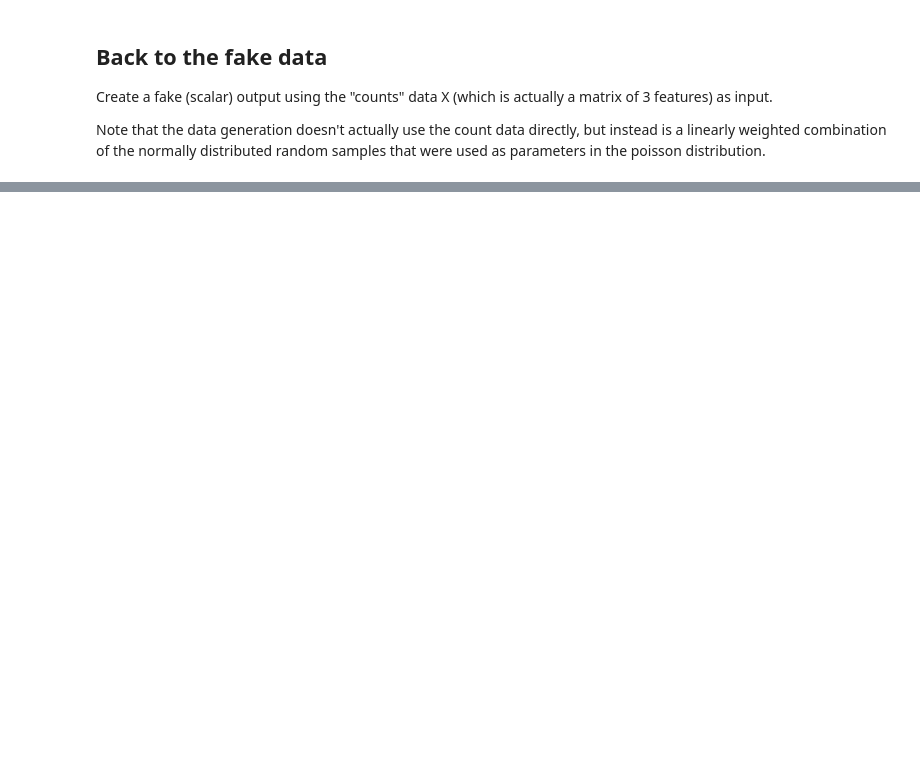
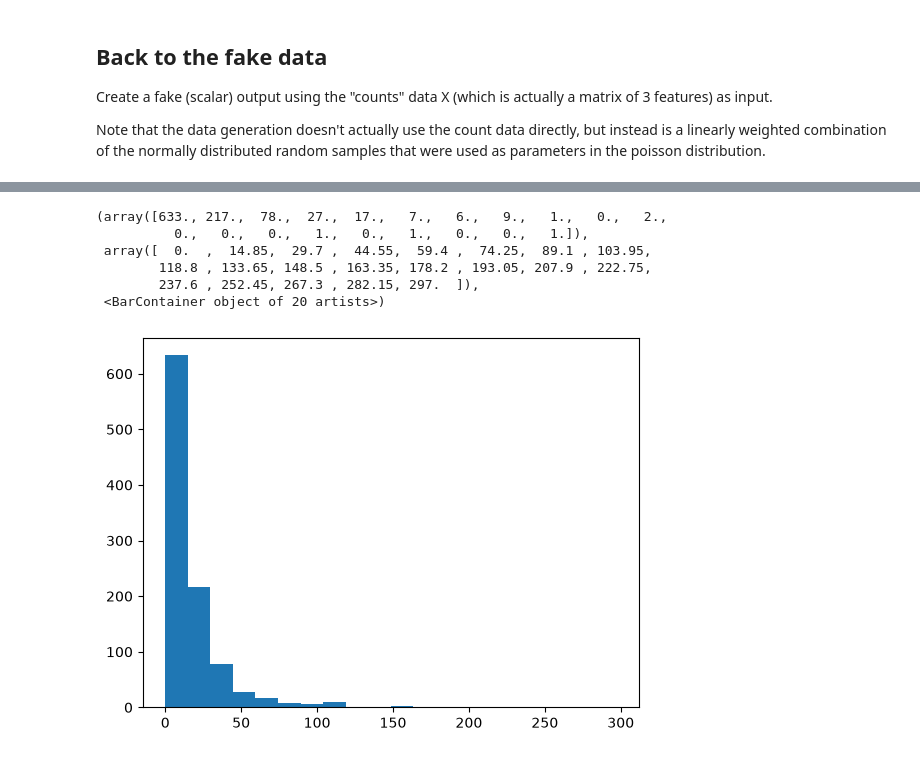
Before and after one commit to mru-data3464/f26, a Jupyter notebook: demo_code/05_numeric/numericdemo.ipynb, the cells around one changed output, grey strips where cells are left out. Cells and saved outputs as stored; diff of their text form; code cells hidden in the pictures; blank space fills up the shorter version.

Commit message:
Adding demo code from class, with plot to fix

```diff
--- a/demo_code/05_numeric/numericdemo.ipynb
+++ b/demo_code/05_numeric/numericdemo.ipynb
@@ -95,3 +97,13 @@ for i in range(3):
+# %%
+plt.hist(X[:,1], bins=20)
+# %% [output]
+(array([633., 217.,  78.,  27.,  17.,   7.,   6.,   9.,   1.,   0.,   2.,
+          0.,   0.,   0.,   1.,   0.,   1.,   0.,   0.,   1.]),
+ array([  0.  ,  14.85,  29.7 ,  44.55,  59.4 ,  74.25,  89.1 , 103.95,
+        118.8 , 133.65, 148.5 , 163.35, 178.2 , 193.05, 207.9 , 222.75,
+        237.6 , 252.45, 267.3 , 282.15, 297.  ]),
+ <BarContainer object of 20 artists>)
+[figure, added]
 # %%
 # train a regression model on the raw data using stochastic gradient descent
 model = SGDRegressor()
```
Also changed, not shown: parts of 7 cells of this notebook, 3 other files.
